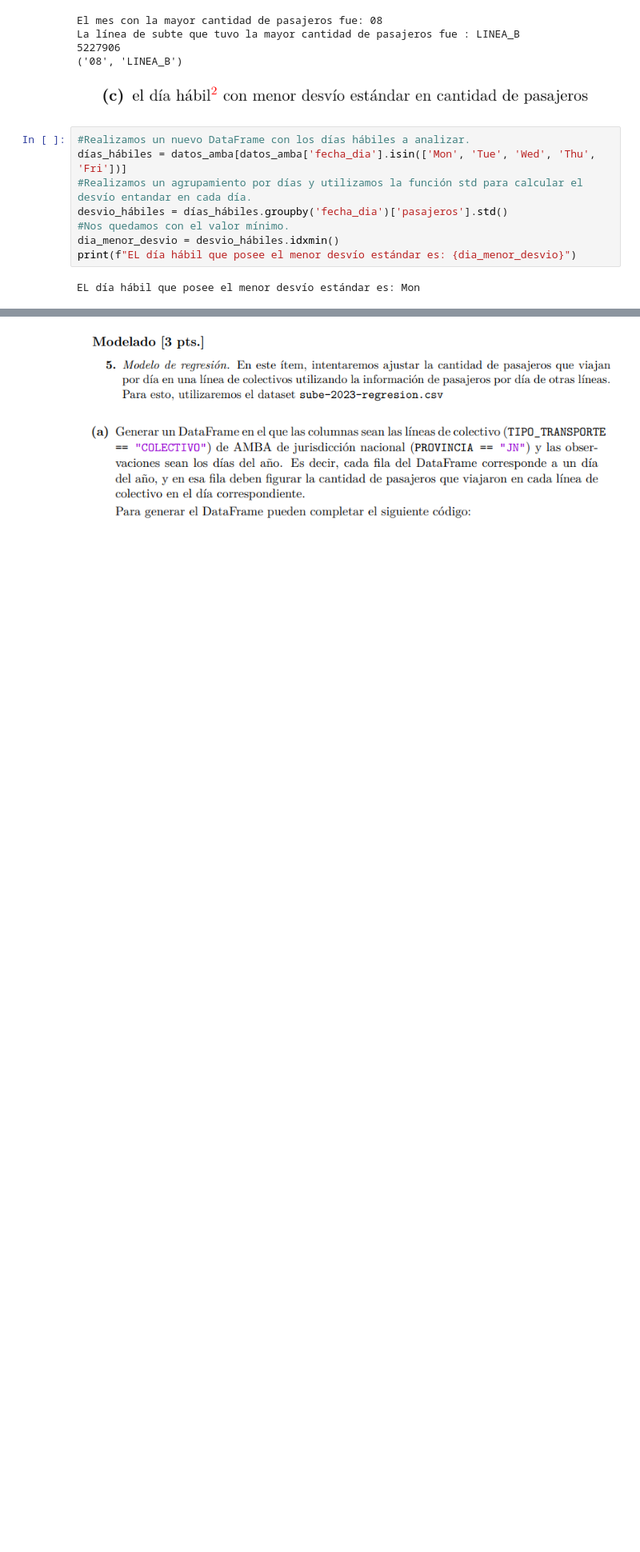
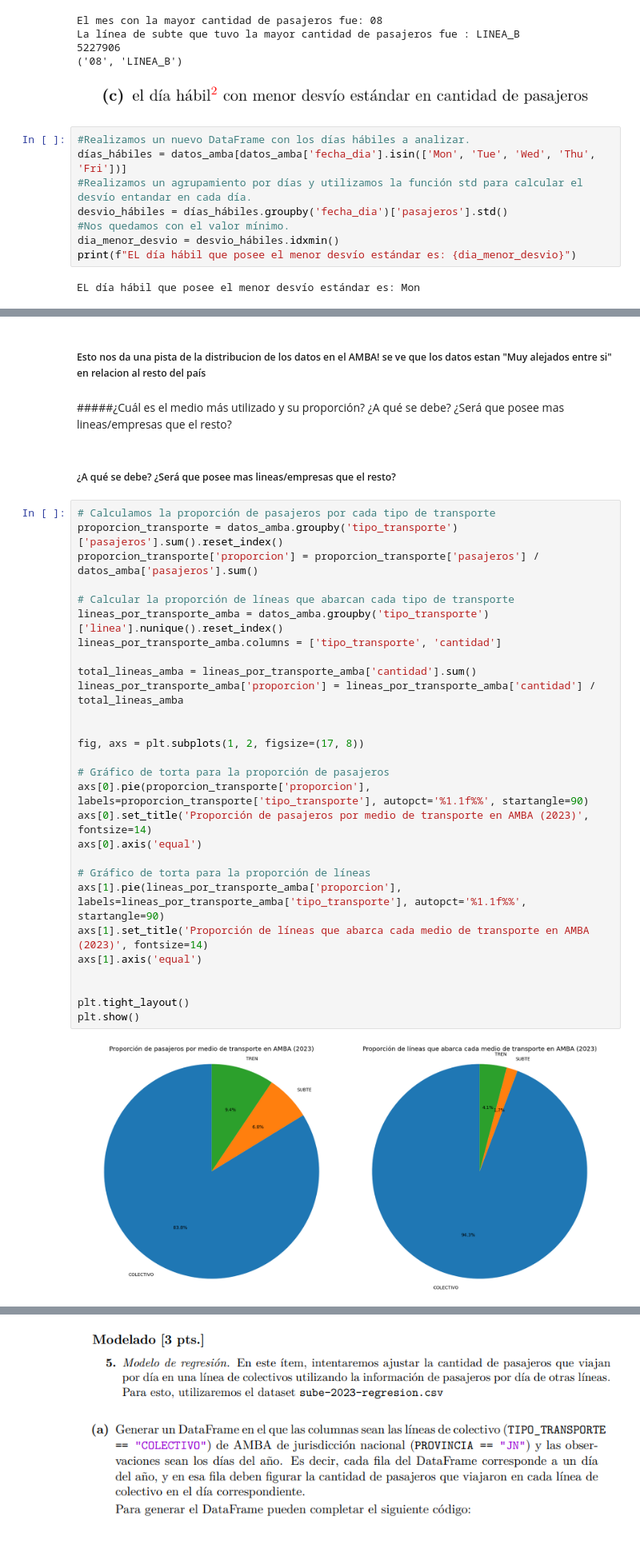
Before and after one commit to corrideluca/sube-2023, a Jupyter notebook: tp.ipynb, the cells around one changed output, grey strips where cells are left out. Shown at 80% size. Saved outputs shown, nothing was run; the diff lists cells and outputs as text; blank space fills up the shorter version.

```diff
--- a/tp.ipynb
+++ b/tp.ipynb
@@ -318,0 +221,36 @@ print(municipios_pasajeros)
+# %% [markdown]
+##### Esto nos da una pista de la distribucion de los datos en el AMBA! se ve que los datos estan "Muy alejados entre si" en relacion al resto del país
+# %% [markdown]
+#####¿Cuál es el medio más utilizado y su proporción? ¿A qué se debe? ¿Será que posee mas lineas/empresas que el resto?
+# %% [markdown]
+##### ¿A qué se debe? ¿Será que posee mas lineas/empresas que el resto?
+# %%
+# Calculamos la proporción de pasajeros por cada tipo de transporte
+proporcion_transporte = datos_amba.groupby('tipo_transporte')['pasajeros'].sum().reset_index()
+proporcion_transporte['proporcion'] = proporcion_transporte['pasajeros'] / datos_amba['pasajeros'].sum()
+
+# Calcular la proporción de líneas que abarcan cada tipo de transporte
+lineas_por_transporte_amba = datos_amba.groupby('tipo_transporte')['linea'].nunique().reset_index()
+lineas_por_transporte_amba.columns = ['tipo_transporte', 'cantidad']
+
+total_lineas_amba = lineas_por_transporte_amba['cantidad'].sum()
+lineas_por_transporte_amba['proporcion'] = lineas_por_transporte_amba['cantidad'] / total_lineas_amba
+
+
+fig, axs = plt.subplots(1, 2, figsize=(17, 8))
+
+# Gráfico de torta para la proporción de pasajeros
+axs[0].pie(proporcion_transporte['proporcion'], labels=proporcion_transporte['tipo_transporte'], autopct='%1.1f%%', startangle=90)
+axs[0].set_title('Proporción de pasajeros por medio de transporte en AMBA (2023)', fontsize=14)
+axs[0].axis('equal')
+
+# Gráfico de torta para la proporción de líneas
+axs[1].pie(lineas_por_transporte_amba['proporcion'], labels=lineas_por_transporte_amba['tipo_transporte'], autopct='%1.1f%%', startangle=90)
+axs[1].set_title('Proporción de líneas que abarca cada medio de transporte en AMBA (2023)', fontsize=14)
+axs[1].axis('equal')
+
+
+plt.tight_layout()
+plt.show()
+# %% [output]
+[figure, added]
```
Also changed, not shown: parts of 51 cells of this notebook.
